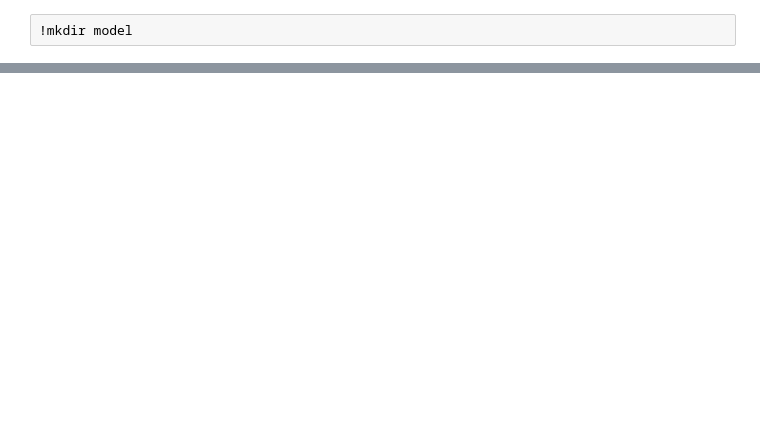
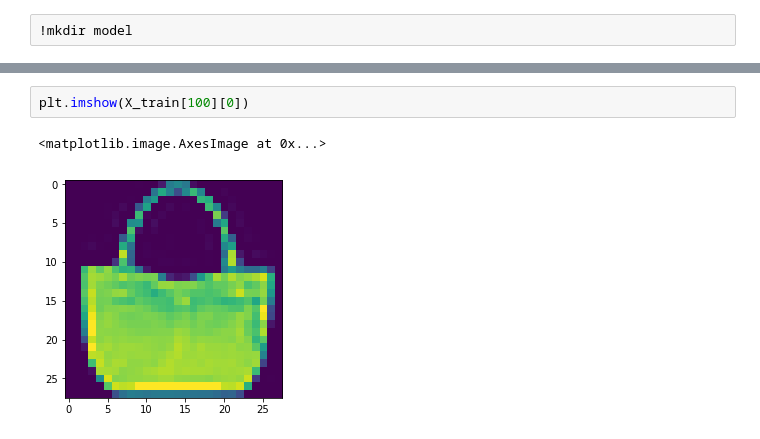
Before and after one commit to trancenoid/GANs, a Jupyter notebook: GAN_MNIST.ipynb, the cells around one changed output, grey strips where cells are left out. Drawn from its saved outputs; the diff is of its cells as text; blank space fills up the shorter version.

```diff
--- a/GAN_MNIST.ipynb
+++ b/GAN_MNIST.ipynb
@@ -164,0 +46,5 @@ Batches per epoch: 468.75
+# %%
+plt.imshow(X_train[100][0])
+# %% [output]
+<matplotlib.image.AxesImage at 0x...>
+[figure, added]
```
Also changed, not shown: parts of 2 cells of this notebook.
